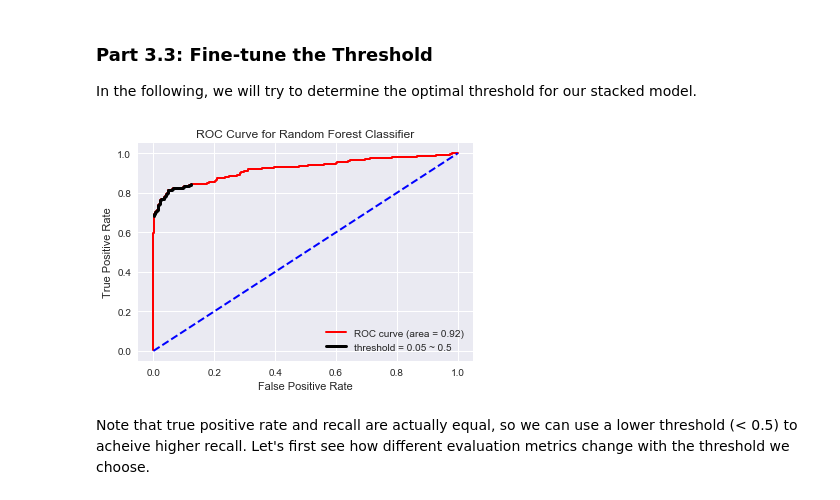
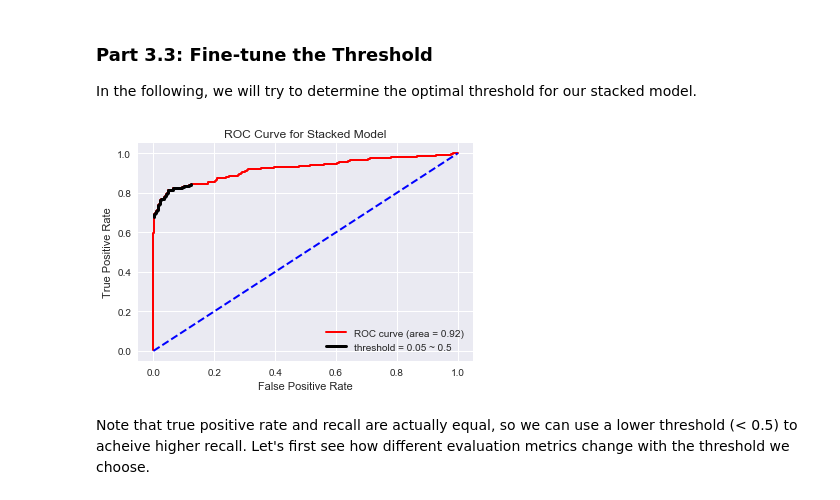
Before and after one commit to liyenhsu/User-Churn-Prediction, a Jupyter notebook: churn.ipynb, the cells around one changed output. Drawn from its saved outputs; the diff is of its cells as text; code cells hidden in the pictures.

```diff
--- a/churn.ipynb
+++ b/churn.ipynb
@@ -595,27 +595,27 @@ In the following, we will try to determine the optimal threshold for our stacked
 # %%
 from sklearn.metrics import roc_curve, roc_auc_score
 
 # use the predicted probability to make the ROC curve
 fpr, tpr, thresh = roc_curve(y_test, y_prob, pos_label=1)
 roc_auc = roc_auc_score(y_test, y_prob)
 
 # These are the points at threshold = 0.1~0.5
 x1 = fpr[(thresh <= 0.5) & (thresh >= 0.1)]
 x2 = tpr[(thresh <= 0.5) & (thresh >= 0.1)]
 
 fig = plt.figure()
 plt.plot(fpr, tpr, color='r', lw=2, label='ROC curve (area = {:.2f})'.format(roc_auc))
 plt.plot([0, 1], [0, 1], color='b', lw=2, linestyle='--')
 plt.plot(x1, x2, color='k', lw=3, label='threshold = 0.05 ~ 0.5')
 plt.xlim([-0.05, 1.05])
 plt.ylim([-0.05, 1.05])
 plt.xlabel('False Positive Rate')
 plt.ylabel('True Positive Rate')
-plt.title('ROC Curve for Random Forest Classifier')
+plt.title('ROC Curve for Stacked Model')
 plt.legend(loc="lower right")
 plt.show()
 # %% [output]
-[figure, old version]
+[figure, new version]
 # %% [markdown]
 Note that true positive rate and recall are actually equal, so we can use a lower threshold (< 0.5) to acheive higher recall. Let's first see how different evaluation metrics change with the threshold we choose.
 # %%
```
Also changed, not shown: parts of 1 cell of this notebook.
